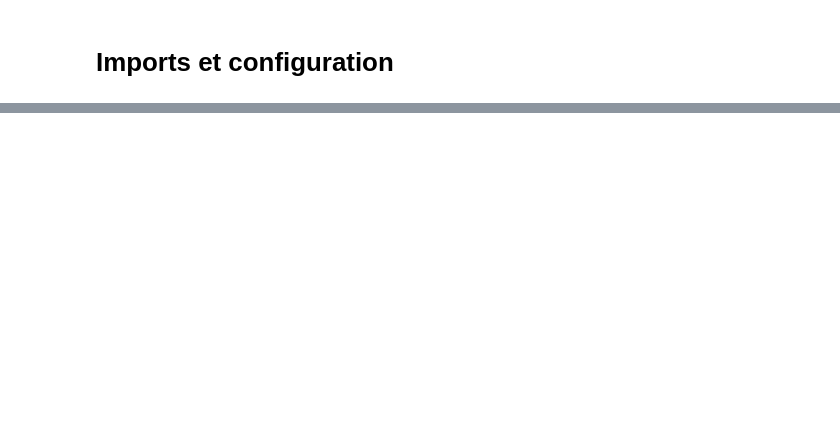
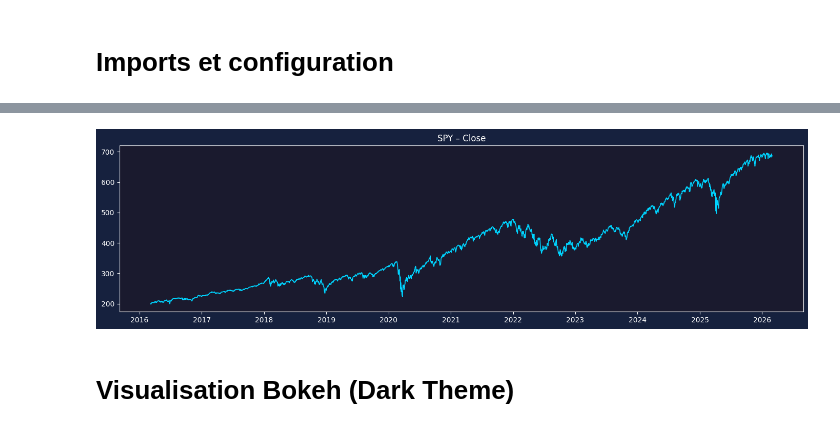
Before and after one commit to qu4ant/YouTube, a Jupyter notebook: 2026/04_ibkr_data/Interactive Brokers_historical_data.ipynb, the cells around one changed output, grey strips where cells are left out. Drawn from its saved outputs; the diff is of its cells as text; code cells hidden in the pictures; blank space fills up the shorter version.

```diff
--- a/2026/04_ibkr_data/Interactive Brokers_historical_data.ipynb
+++ b/2026/04_ibkr_data/Interactive Brokers_historical_data.ipynb
@@ -20 +41,13 @@ import os
+# %%
+SECTOR_ETFS = {
+    # ── Bonds (1) ──
+    'TLT':  {'asset_class': 'Bond',      'name': 'US Treasury 20Y+'},
+    # ── Equities (3) ──
+    'SPY':  {'asset_class': 'Equity',    'name': 'S&P 500'},
+    'FEZ':  {'asset_class': 'Equity',    'name': 'Euro Stoxx 50'},
+    'EEM':  {'asset_class': 'Equity',    'name': 'Emerging Markets'},
+    # ── Commodities (2) ──
+    'GLD':  {'asset_class': 'Commodity', 'name': 'Gold (Physical)'},
+    'DBC':  {'asset_class': 'Commodity', 'name': 'Commodities Basket'},
+}
 # %%
@@ -75,0 +104,19 @@ ib.disconnect()
+# %%
+# Charger tous les CSV et concaténer
+csv_files = glob.glob(os.path.join(DATA_DIR, '*.csv'))
+frames = []
+for f in csv_files:
+    tmp = pd.read_csv(f, parse_dates=['date'])
+    frames.append(tmp)
+
+all_data = pd.concat(frames, ignore_index=True)
+
+# Mapper asset_class depuis SECTOR_ETFS
+all_data['asset_class'] = all_data['ticker'].map(lambda t: SECTOR_ETFS[t]['asset_class'])
+all_data['name']        = all_data['ticker'].map(lambda t: SECTOR_ETFS[t]['name'])
+
+# Pivot : colonnes = tickers, index = date, valeurs = close
+close_df = all_data.pivot(index='date', columns='ticker', values='close').sort_index()
+
+# MultiIndex (date, ticker) pour affichage complet
+mi_df = all_data.set_index(['date', 'ticker']).sort_index()
@@ -75,0 +133,12 @@ ib.disconnect()
+# %%
+fig, ax = plt.subplots(figsize=(14, 4))
+ax.plot(close_df.index, close_df['SPY'], color='#00d4ff', linewidth=1.2)
+ax.set_title('SPY – Close')
+ax.set_facecolor('#1a1a2e')
+fig.patch.set_facecolor('#16213e')
+plt.tight_layout()
+plt.show()
+# %% [output]
+[figure, added]
+# %% [markdown]
+# Visualisation Bokeh (Dark Theme)
```
Also changed, not shown: parts of 20 cells of this notebook, 1 other file.
